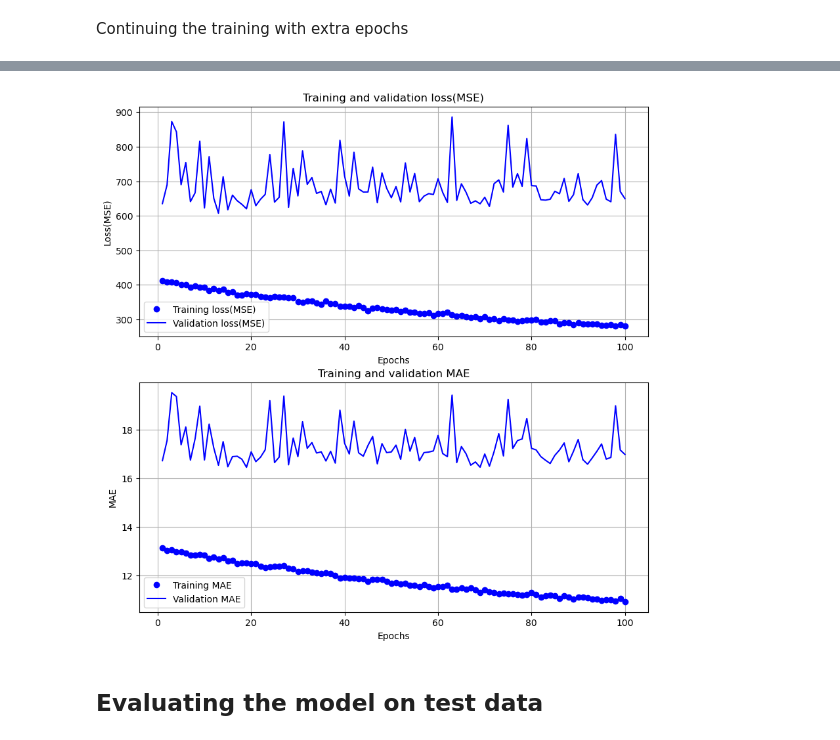
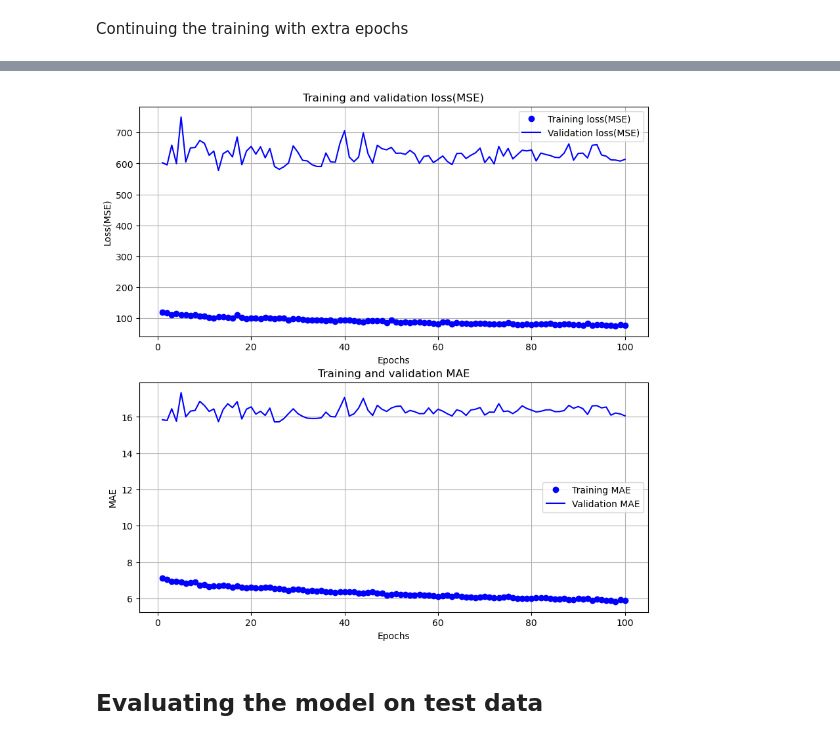
Before and after one commit to ErfanRasti/MachineLearningProjects, a Jupyter notebook: NeuralNetworks/HotelPricePrediction.ipynb, the cells around one changed output, grey strips where cells are left out. Cells and saved outputs as stored; diff of their text form; code cells hidden in the pictures.

```diff
--- a/NeuralNetworks/HotelPricePrediction.ipynb
+++ b/NeuralNetworks/HotelPricePrediction.ipynb
@@ -30,11 +30,11 @@ tf.config.list_physical_devices('GPU')
 # %% [markdown]
 ### Splitting the targets from the data
 # %%
-train_data = pd.read_csv('./data/trainingset.csv')
+train_data = pd.read_csv(os.path.join(DATA_DIR, 'trainingset.csv'))
 train_targets = train_data['ADR']
 train_data.drop(columns=['ADR'], inplace=True)
 
-test_data = pd.read_csv('./data/testset.csv')
+test_data = pd.read_csv(os.path.join(DATA_DIR, 'testset.csv'))
 test_targets = test_data['ADR']
 test_data.drop(columns=['ADR'], inplace=True)
 # %%
@@ -357,10 +357,11 @@ def get_model():
     """
     initializer = tf.keras.initializers.HeNormal(seed=42)
     inputs = keras.Input(shape=(train_data.shape[1],))
-    x = layers.Dense(32, activation='relu',
+    x = layers.Dense(256, activation='relu',
                      kernel_initializer=initializer)(inputs)
+    x = layers.Dense(128, activation='relu', kernel_initializer=initializer)(x)
+    x = layers.Dense(64, activation='relu', kernel_initializer=initializer)(x)
     x = layers.Dense(32, activation='relu', kernel_initializer=initializer)(x)
-    x = layers.Dense(64, activation='relu', kernel_initializer=initializer)(x)
     x = layers.Dense(64, activation='relu', kernel_initializer=initializer)(x)
     x = layers.Dense(128, activation='relu', kernel_initializer=initializer)(x)
     x = layers.Dense(128, activation='relu', kernel_initializer=initializer)(x)
@@ -409,7 +410,12 @@ callbacks = [
                               'MLP_arch_without_feature_selection.keras'),
         save_best_only=True,
         monitor='val_loss')]
-history = model.fit(train_data, train_targets, validation_split=0.2, epochs=30,
-                    batch_size=64, callbacks=callbacks)
+history = model.fit(train_data,
+                    train_targets,
+                    validation_split=0.2,
+                    epochs=30,
+                    shuffle=True,
+                    batch_size=64,
+                    callbacks=callbacks)
 # %% [output]
 Epoch 1/30
@@ -450,8 +478,13 @@ plot_history(history)
 # %% [markdown]
 Continuing the training with extra epochs
 # %%
-history = model.fit(train_data, train_targets, validation_split=0.2 ,epochs=50,
-                    batch_size=64, callbacks=callbacks)
+history = model.fit(train_data,
+                    train_targets,
+                    validation_split=0.2,
+                    epochs=50,
+                    shuffle=True,
+                    batch_size=64,
+                    callbacks=callbacks)
 plot_history(history)
 # %% [output]
 Epoch 1/50
@@ -475,6 +508,11 @@ Epoch 50/50
 # %%
-history = model.fit(train_data, train_targets, validation_split=0.2,
-                    epochs=100, batch_size=64, callbacks=callbacks)
+history = model.fit(train_data,
+                    train_targets,
+                    validation_split=0.2,
+                    epochs=100,
+                    shuffle=True,
+                    batch_size=128,
+                    callbacks=callbacks)
 
 plot_history(history)
 # %% [output]
@@ -498,4 +536,4 @@ Epoch 100/100
-[figure, old version]
+[figure, new version]
 # %% [markdown]
 ## Evaluating the model on test data
 # %%
```
Also changed, not shown: parts of 36 cells of this notebook, 7 other files.
